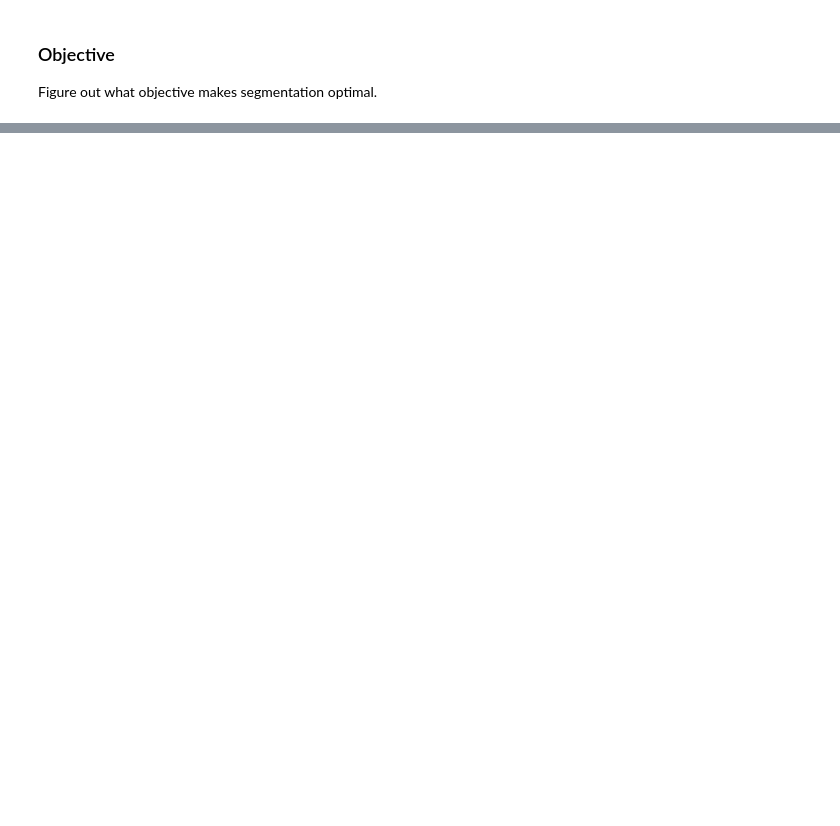
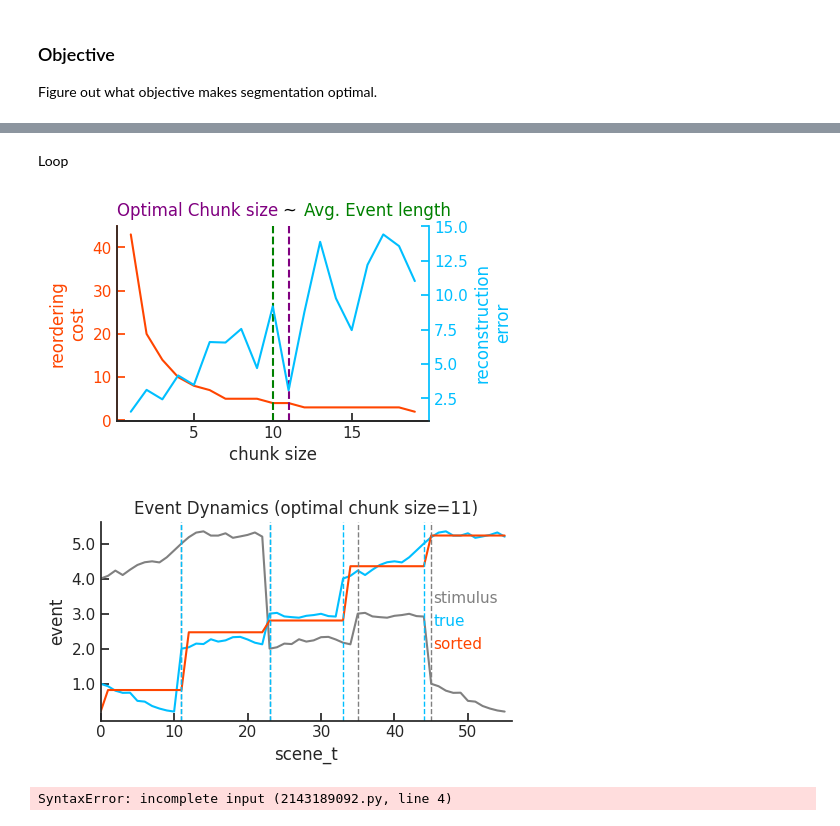
Before and after one commit to siyer7/narrative_map, a Jupyter notebook: code/narrative/13-analytical_soln.ipynb, the cells around one changed output, grey strips where cells are left out. Cells and saved outputs as stored; diff of their text form; code cells hidden in the pictures; blank space fills up the shorter version.

```diff
--- a/code/narrative/13-analytical_soln.ipynb
+++ b/code/narrative/13-analytical_soln.ipynb
@@ -47,0 +85,53 @@ plt.xlabel("scene_t"); plt.ylabel("event"); plt.legend(); plt.tight_layout(); pl
+# %% [markdown]
+Loop
+# %%
+# generate stim
+true_event_ids, true_event_templates, true_event_lengths, true_event_bounds, true_stream, stim_event_ids, stim_event_templates, stim_event_lengths, stim_event_bounds, stim_stream =\
+    make_stimulus(seed=seed, n_events=n_events, avg_event_len=avg_event_len, sd_event_len=sd_event_len, between_event_drift=between_event_drift, within_event_drift=within_event_drift, n_dims=n_dims)
+
+# sweep chunk sizes
+chunk_sizes, insertion_counts, recon_errs = list(range(1, 2*avg_event_len)), [], []
+for chunk_size in chunk_sizes:
+    sorted_stream, insertion_count = sort(true_stream, stim_stream, chunk_size=chunk_size)
+    recon_err = np.mean((np.array(sorted_stream)-true_stream)**2)
+    insertion_counts.append(insertion_count); recon_errs.append(recon_err)
+optimal_chunk_size = chunk_sizes[np.argmin(norm01(np.array(insertion_counts)) + norm01(np.array(recon_errs)))]
+
+# plot sweep
+fig, ax1 = plt.subplots(figsize=(5,3)); ax2 = ax1.twinx()
+ax1.set(xlabel="chunk size", ylabel="reordering\ncost")
+ax1.text(0,1.05,"Optimal Chunk size",transform=ax1.transAxes,color='purple')
+ax1.text(.53,1.05,"~",transform=ax1.transAxes,color='black')
+ax1.text(.6,1.05,"Avg. Event length",transform=ax1.transAxes,color='green')
+ax2.set(ylabel="reconstruction\nerror")
+ax1.plot(chunk_sizes,insertion_counts,c='orangered')
+ax2.plot(chunk_sizes,recon_errs,c='deepskyblue')
+ax1.axvline(optimal_chunk_size, ls="--", c='purple'); ax1.axvline(avg_event_len, ls="--", c='green')
+ax1.spines['left'].set_color('orangered'); ax1.tick_params(axis='y', colors='orangered'); ax1.yaxis.label.set_color('orangered')
+ax2.spines['right'].set_visible(True); ax2.spines['right'].set_color('deepskyblue'); ax2.tick_params(axis='y', colors='deepskyblue'); ax2.yaxis.label.set_color('deepskyblue')
+plt.tight_layout(); plt.show()
+
+# plot optimal chunk size result
+sorted_stream, insertion_count = sort(true_stream, stim_stream, chunk_size=optimal_chunk_size)
+recon_err = np.mean((np.array(sorted_stream)-true_stream)**2)
+plt.figure(figsize=(5,3)); plt.title(f"Event Dynamics (optimal chunk size={optimal_chunk_size})")
+for stim_dim in range(stim_stream.shape[1]): plt.plot(stim_stream[:, stim_dim], c='gray',label='stimulus')
+for stim_dim in range(true_stream.shape[1]):   plt.plot(true_stream[:, stim_dim],   c='deepskyblue', label='true')
+for stim_dim in range(true_stream.shape[1]):   plt.plot(np.array(sorted_stream)[:, stim_dim],   c='orangered', label='sorted')
+for bound in stim_event_bounds: plt.axvline(bound, ls="--", lw=1, c='gray')
+for bound in true_event_bounds: plt.axvline(bound, ls="--", lw=1, c='deepskyblue')
+plt.xlabel("scene_t"); plt.ylabel("event"); plt.xlim(0,len(sorted_stream))
+plt.yticks(np.linspace(0,between_event_drift*(n_events-1),between_event_drift), np.linspace(1,n_events,between_event_drift))
+
+leg = plt.legend(frameon=False, handlelength=0, handletextpad=0)
+for t in leg.get_texts(): t.set_color({'stimulus':'gray','true':'deepskyblue','sorted':'orangered'}[t.get_text()])
+plt.tight_layout(); plt.show()
+# %% [output]
+[figure, added]
+[figure, added]
+# %%
+# n_events, avg_event_len
+for n_events in [5, 6, 7]:
+    for avg_event_len in [10, 12, 14]:
+# %% [output]
+SyntaxError: incomplete input (2143189092.py, line 4)
```
Also changed, not shown: parts of 4 cells of this notebook, 1 other file.
